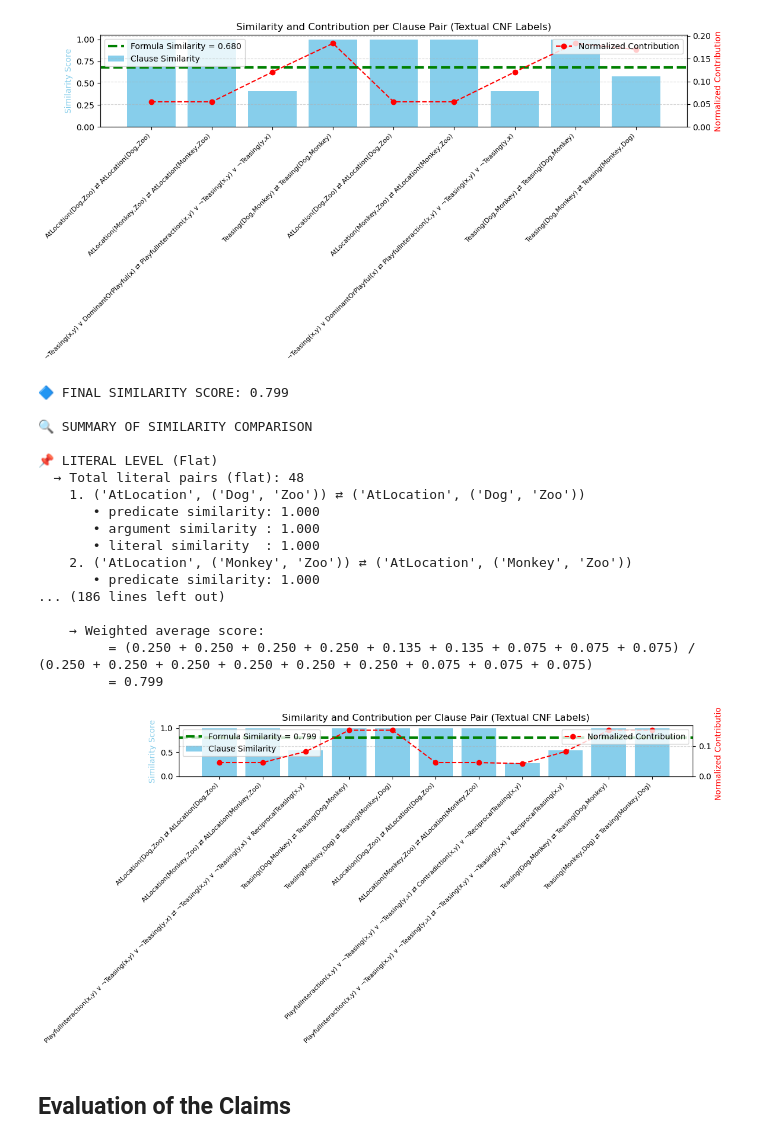
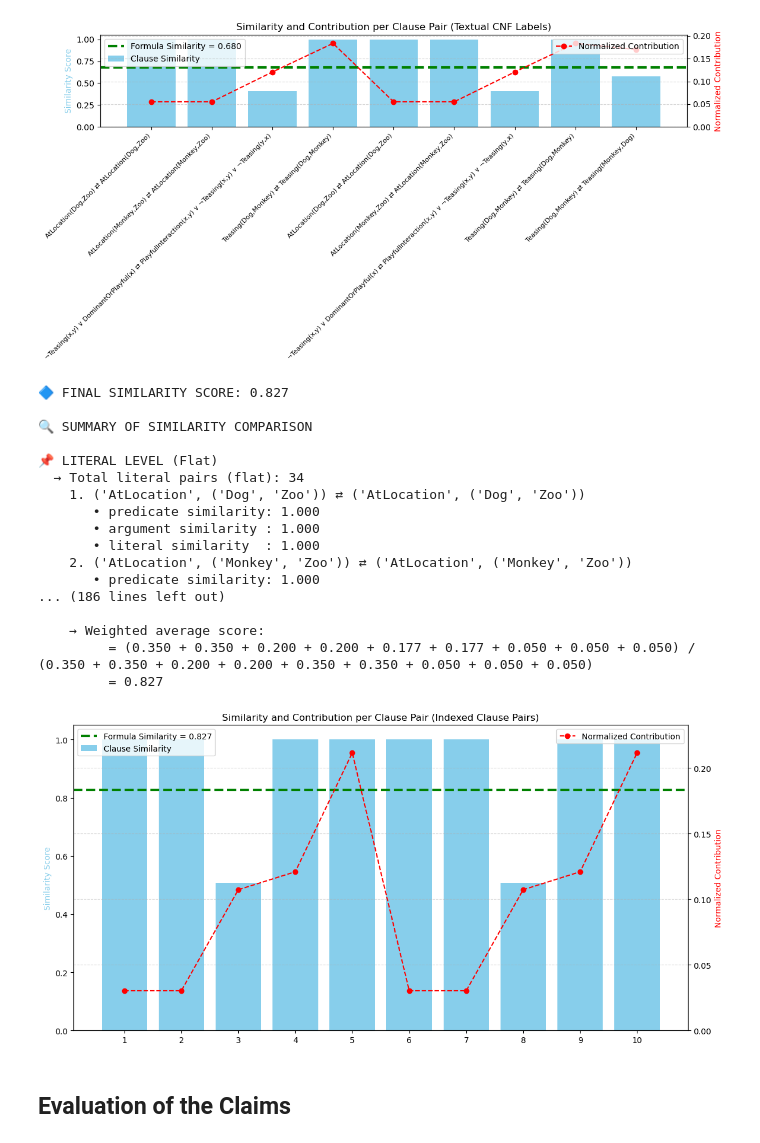
Before and after one commit to Vict0r-David/SimFOL, a Jupyter notebook: SimFOL_structured.ipynb, the cells around one changed output. Cells and saved outputs as stored; diff of their text form; code cells hidden in the pictures.

```diff
--- a/SimFOL_structured.ipynb
+++ b/SimFOL_structured.ipynb
@@ -1080,39 +1075,39 @@ score, summary = simFormulaSet(
     clause_weights1=weighted_arg2_vs_arg3_premises["clause_weights"],
     clause_weights2=weighted_arg3_vs_arg2_premises["clause_weights"],
     predicate_weights1=weighted_arg2_vs_arg3_premises["predicate_weights"],
     predicate_weights2=weighted_arg3_vs_arg2_premises["predicate_weights"],
     constant_weights1=weighted_arg2_vs_arg3_premises["constant_weights"],
     constant_weights2=weighted_arg3_vs_arg2_premises["constant_weights"],
     params=params,
     debug=debug_flags
 )
 
 print(f"\n🔷 FINAL SIMILARITY SCORE: {score:.3f}")
 # --- Affichage du résumé complet ---
 debug_flags["clause_weights1"] = weighted_arg2_vs_arg3_premises["clause_weights"]
 debug_flags["clause_weights2"] = weighted_arg3_vs_arg2_premises["clause_weights"]
 
 summarize_debug_output(summary, debug=debug_flags, top_n=9)
-plot_weighted_clause_contributions(summary, x_labels="text") #x_labels="index"
+plot_weighted_clause_contributions(summary, x_labels="index") #x_labels="text"
 # %% [output]
-🔷 FINAL SIMILARITY SCORE: 0.799
+🔷 FINAL SIMILARITY SCORE: 0.827
 
 🔍 SUMMARY OF SIMILARITY COMPARISON
 
 📌 LITERAL LEVEL (Flat)
-  → Total literal pairs (flat): 48
+  → Total literal pairs (flat): 34
     1. ('AtLocation', ('Dog', 'Zoo')) ⇄ ('AtLocation', ('Dog', 'Zoo'))
        • predicate similarity: 1.000
        • argument similarity : 1.000
        • literal similarity  : 1.000
     2. ('AtLocation', ('Monkey', 'Zoo')) ⇄ ('AtLocation', ('Monkey', 'Zoo'))
        • predicate similarity: 1.000
 ... (186 lines left out)
 
     → Weighted average score:
-         = (0.250 + 0.250 + 0.250 + 0.250 + 0.135 + 0.135 + 0.075 + 0.075 + 0.075) / (0.250 + 0.250 + 0.250 + 0.250 + 0.250 + 0.250 + 0.075 + 0.075 + 0.075)
-         = 0.799
+         = (0.350 + 0.350 + 0.200 + 0.200 + 0.177 + 0.177 + 0.050 + 0.050 + 0.050) / (0.350 + 0.350 + 0.200 + 0.200 + 0.350 + 0.350 + 0.050 + 0.050 + 0.050)
+         = 0.827
-[figure, old version]
+[figure, new version]
 # %% [markdown]
 ## Evaluation of the Claims
 # %%
```
Also changed, not shown: parts of 4 cells of this notebook.
